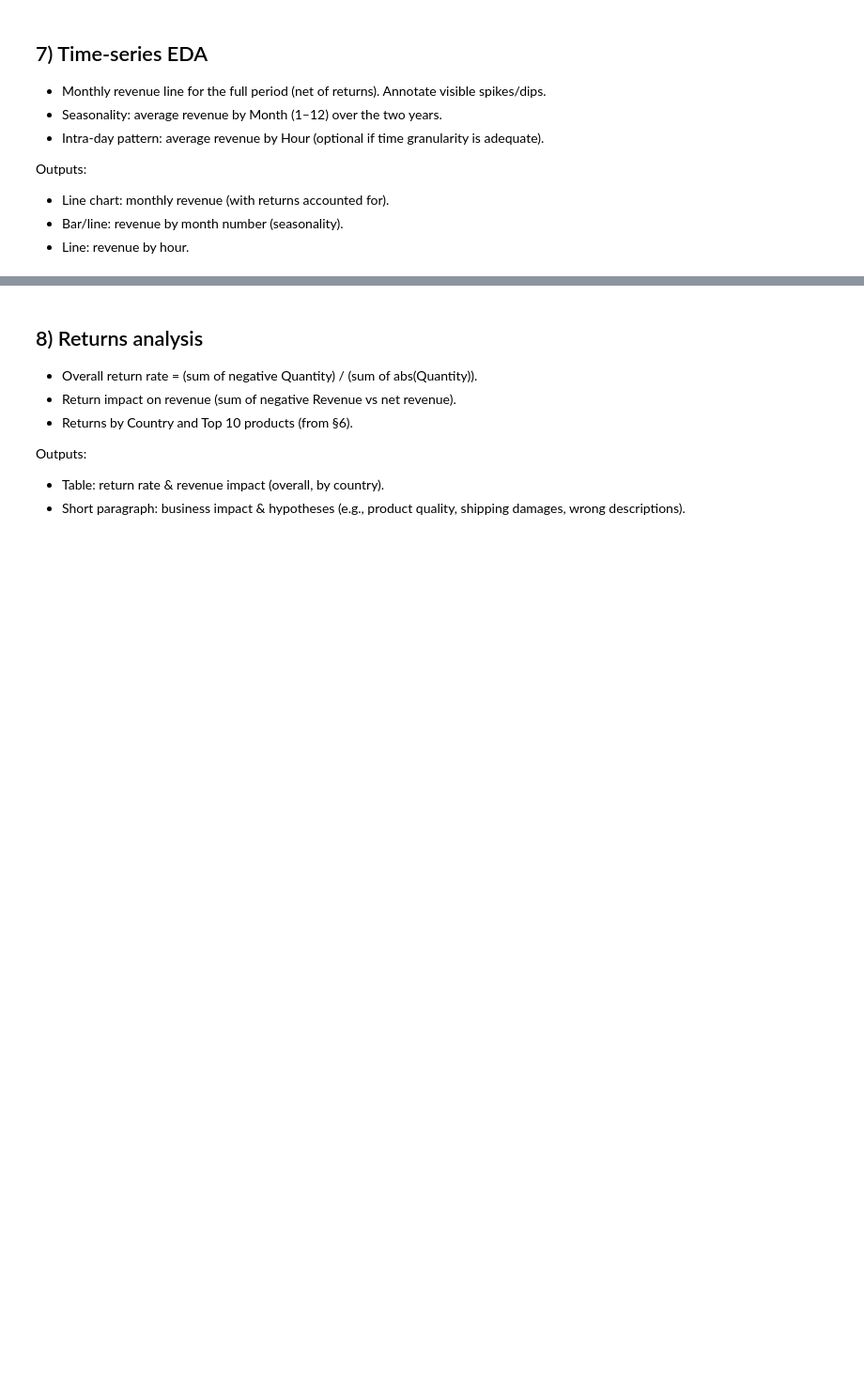
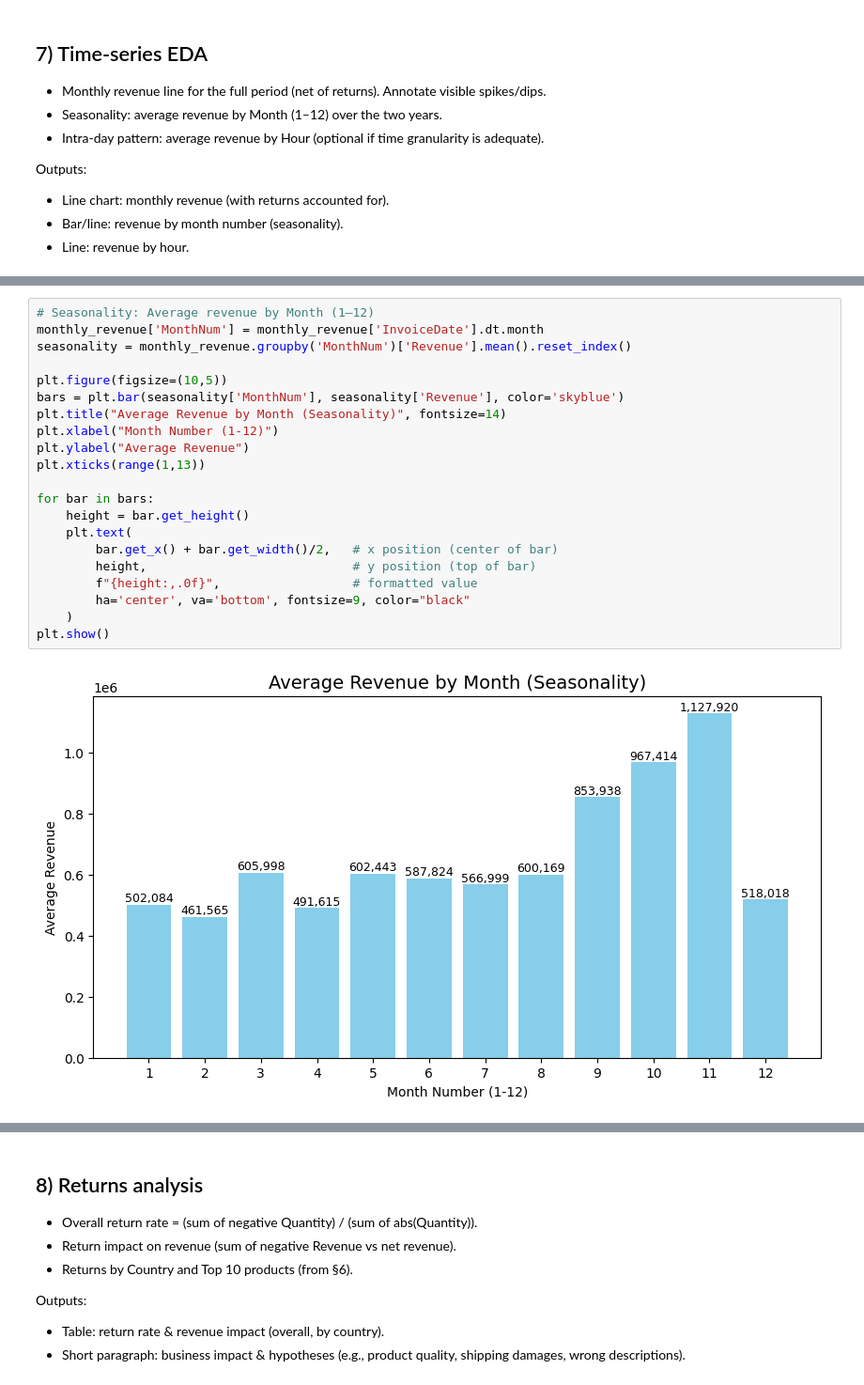
Before and after one commit to jjelleazarr/retail_eda_pair_Braga_Elleazar_Mateo_Suacito, a Jupyter notebook: notebooks/Retail-EDA.ipynb, the cells around one changed output, grey strips where cells are left out. Shown: that part at 94% size. Drawn from its saved outputs; the diff is of its cells as text; blank space fills up the shorter version.

```diff
--- a/notebooks/Retail-EDA.ipynb
+++ b/notebooks/Retail-EDA.ipynb
@@ -501,0 +440,23 @@ plt.show()
+# %%
+# Seasonality: Average revenue by Month (1–12)
+monthly_revenue['MonthNum'] = monthly_revenue['InvoiceDate'].dt.month
+seasonality = monthly_revenue.groupby('MonthNum')['Revenue'].mean().reset_index()
+
+plt.figure(figsize=(10,5))
+bars = plt.bar(seasonality['MonthNum'], seasonality['Revenue'], color='skyblue')
+plt.title("Average Revenue by Month (Seasonality)", fontsize=14)
+plt.xlabel("Month Number (1-12)")
+plt.ylabel("Average Revenue")
+plt.xticks(range(1,13))
+
+for bar in bars:
+    height = bar.get_height()
+    plt.text(
+        bar.get_x() + bar.get_width()/2,   # x position (center of bar)
+        height,                            # y position (top of bar)
+        f"{height:,.0f}",                  # formatted value
+        ha='center', va='bottom', fontsize=9, color="black"
+    )
+plt.show()
+# %% [output]
+[figure, added]
```
Also changed, not shown: parts of 6 cells of this notebook.
